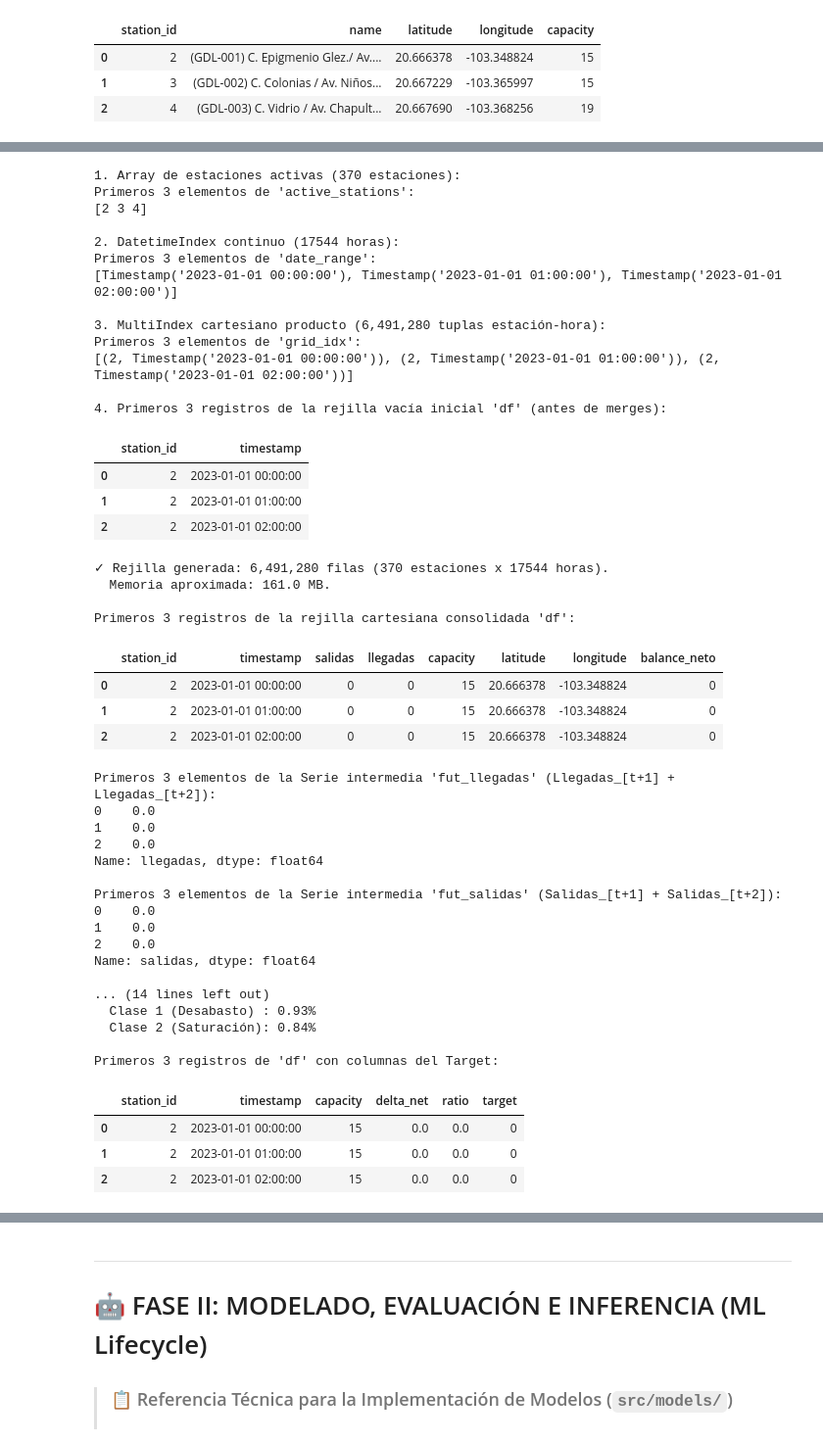
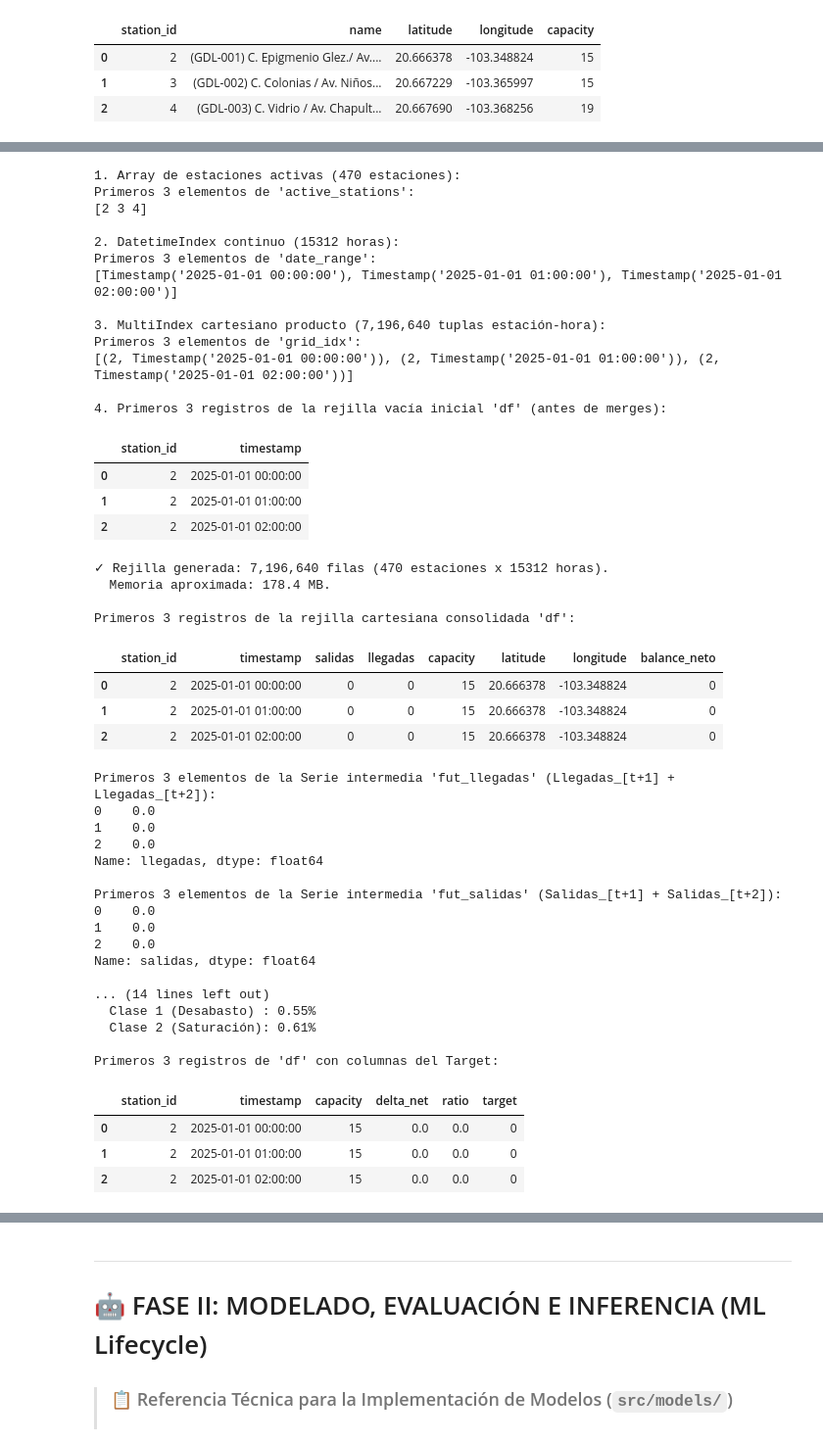
Before and after one commit to Diegob059/MLOps_Equipo30, a Jupyter notebook: MLOps_Equipo30/notebooks/1.0-pregunta-2-riesgo-estaciones.ipynb, the cells around one changed output, grey strips where cells are left out. Shown at 98% size. Drawn from its saved outputs; the diff is of its cells as text; code cells hidden in the pictures.

```diff
--- a/MLOps_Equipo30/notebooks/1.0-pregunta-2-riesgo-estaciones.ipynb
+++ b/MLOps_Equipo30/notebooks/1.0-pregunta-2-riesgo-estaciones.ipynb
@@ -146,11 +146,11 @@ Primeros 3 registros de 'df_nom':
 | 2 | 4 | (GDL-003) C. Vidrio / Av. Chapult... | 20.667690 | -103.368256 | 19 |
 # %%
 # 1.2 Ingesta y Agregación Horaria de Viajes (src/data/aggregate_trips.py)
-# Entradas: data/raw/Viajes/datos_abiertos_YYYY_MM.csv (2023 - 2024)
+# Entradas: data/raw/Viajes/datos_abiertos_YYYY_MM.csv (2025 - 2026)
 # Salidas : 'df_salidas' y 'df_llegadas' agregadas a nivel (station_id, timestamp_hora)
 # Nota Prod: Procesamiento por chunks y encoding 'latin1' obligatorio por caracteres especiales
 
-csv_files = sorted(glob.glob(str(VIAJES_DIR / '*.csv')))
+csv_files = sorted([f for f in glob.glob(str(VIAJES_DIR / '*.csv')) if any(f'_{y}_' in f for y in [2025, 2026])])
 print(f"Archivos mensuales encontrados: {len(csv_files)} archivos CSV.")
 print("Primeros 3 archivos de viajes a procesar (array/lista 'csv_files'):")
 for f in csv_files[:3]:
@@ -227,6 +227,6 @@ Construimos la cuadrícula completa de todas las horas posibles (2023 a 2024) pa
 # %%
 # 1.3 Construcción de la Rejilla Cartesiana y Zero-Filling (src/features/build_grid.py)
-# Entradas: Estaciones activas y rango temporal continuo (2023-01-01 00:00 a 2024-12-31 23:00)
+# Entradas: Estaciones activas y rango temporal continuo (2025-01-01 00:00 a 2026-09-30 23:00)
 # Salidas : DataFrame base 'df' balanceado con 0s reales en horas inactivas
 
 # A. Estaciones activas (intersección entre catálogo y viajes observados)
@@ -240,8 +240,8 @@ print(f"1. Array de estaciones activas ({len(active_stations)} estaciones):")
 print("Primeros 3 elementos de 'active_stations':")
 print(active_stations[:3])
 
-# B. Rejilla continua completa de 17,544 horas
-date_range = pd.date_range('2023-01-01 00:00:00', '2024-12-31 23:00:00', freq='h')
+# B. Rejilla continua completa de 15,312 horas
+date_range = pd.date_range('2025-01-01 00:00:00', '2026-09-30 23:00:00', freq='h')
 print(f"\n2. DatetimeIndex continuo ({len(date_range)} horas):")
 print("Primeros 3 elementos de 'date_range':")
 print(date_range[:3].tolist())
@@ -264,49 +264,49 @@ df = df.merge(df_llegadas, on=['station_id', 'timestamp'], how='left')
 # Zero-filling: la ausencia de viaje es actividad nula real, no un missing value
 df['salidas'] = df['salidas'].fillna(0).astype(np.int16)
 df['llegadas'] = df['llegadas'].fillna(0).astype(np.int16)
 
 # Enriquecimiento con metadata fija de estación
 df = df.merge(df_nom[['station_id', 'capacity', 'latitude', 'longitude']], on='station_id', how='left')
 df.sort_values(['station_id', 'timestamp'], inplace=True)
 df.reset_index(drop=True, inplace=True)
 
 # Balance neto instantáneo de la hora (Llegadas - Salidas)
 df['balance_neto'] = (df['llegadas'] - df['salidas']).astype(np.int16)
 
 del df_salidas, df_llegadas
 gc.collect()
 
 print(f"\n✓ Rejilla generada: {df.shape[0]:,} filas ({len(active_stations)} estaciones x {len(date_range)} horas).")
 print(f"  Memoria aproximada: {df.memory_usage().sum() / 1024**2:.1f} MB.\n")
 
 print("Primeros 3 registros de la rejilla cartesiana consolidada 'df':")
 display(df.head(3))
 # %% [output]
-1. Array de estaciones activas (370 estaciones):
+1. Array de estaciones activas (470 estaciones):
 Primeros 3 elementos de 'active_stations':
 [2 3 4]
 
-2. DatetimeIndex continuo (17544 horas):
+2. DatetimeIndex continuo (15312 horas):
 Primeros 3 elementos de 'date_range':
-[Timestamp('2023-01-01 00:00:00'), Timestamp('2023-01-01 01:00:00'), Timestamp('2023-01-01 02:00:00')]
+[Timestamp('2025-01-01 00:00:00'), Timestamp('2025-01-01 01:00:00'), Timestamp('2025-01-01 02:00:00')]
 
-3. MultiIndex cartesiano producto (6,491,280 tuplas estación-hora):
+3. MultiIndex cartesiano producto (7,196,640 tuplas estación-hora):
 Primeros 3 elementos de 'grid_idx':
-[(2, Timestamp('2023-01-01 00:00:00')), (2, Timestamp('2023-01-01 01:00:00')), (2, Timestamp('2023-01-01 02:00:00'))]
+[(2, Timestamp('2025-01-01 00:00:00')), (2, Timestamp('2025-01-01 01:00:00')), (2, Timestamp('2025-01-01 02:00:00'))]
 
 4. Primeros 3 registros de la rejilla vacía inicial 'df' (antes de merges):
 |  | station_id | timestamp |
-| 0 | 2 | 2023-01-01 00:00:00 |
-| 1 | 2 | 2023-01-01 01:00:00 |
-| 2 | 2 | 2023-01-01 02:00:00 |
+| 0 | 2 | 2025-01-01 00:00:00 |
+| 1 | 2 | 2025-01-01 01:00:00 |
+| 2 | 2 | 2025-01-01 02:00:00 |
-✓ Rejilla generada: 6,491,280 filas (370 estaciones x 17544 horas).
-  Memoria aproximada: 161.0 MB.
+✓ Rejilla generada: 7,196,640 filas (470 estaciones x 15312 horas).
+  Memoria aproximada: 178.4 MB.
 
 Primeros 3 registros de la rejilla cartesiana consolidada 'df':
 |  | station_id | timestamp | salidas | llegadas | capacity | latitude | longitude | balance_neto |
-| 0 | 2 | 2023-01-01 00:00:00 | 0 | 0 | 15 | 20.666378 | -103.348824 | 0 |
-| 1 | 2 | 2023-01-01 01:00:00 | 0 | 0 | 15 | 20.666378 | -103.348824 | 0 |
-| 2 | 2 | 2023-01-01 02:00:00 | 0 | 0 | 15 | 20.666378 | -103.348824 | 0 |
+| 0 | 2 | 2025-01-01 00:00:00 | 0 | 0 | 15 | 20.666378 | -103.348824 | 0 |
+| 1 | 2 | 2025-01-01 01:00:00 | 0 | 0 | 15 | 20.666378 | -103.348824 | 0 |
+| 2 | 2 | 2025-01-01 02:00:00 | 0 | 0 | 15 | 20.666378 | -103.348824 | 0 |
 # %%
 # 1.4 Cálculo del Target Operativo Futuro a 2 Horas (src/features/create_target.py)
 # Entradas: df con series de tiempo ordenadas por station_id y timestamp
@@ -363,14 +363,14 @@ Primeros 3 elementos de la Serie intermedia 'fut_salidas' (Salidas_[t+1] + Salid
 Name: salidas, dtype: float64
 
 ... (14 lines left out)
-  Clase 1 (Desabasto) : 0.93%
-  Clase 2 (Saturación): 0.84%
+  Clase 1 (Desabasto) : 0.55%
+  Clase 2 (Saturación): 0.61%
 
 Primeros 3 registros de 'df' con columnas del Target:
 |  | station_id | timestamp | capacity | delta_net | ratio | target |
-| 0 | 2 | 2023-01-01 00:00:00 | 15 | 0.0 | 0.0 | 0 |
-| 1 | 2 | 2023-01-01 01:00:00 | 15 | 0.0 | 0.0 | 0 |
-| 2 | 2 | 2023-01-01 02:00:00 | 15 | 0.0 | 0.0 | 0 |
+| 0 | 2 | 2025-01-01 00:00:00 | 15 | 0.0 | 0.0 | 0 |
+| 1 | 2 | 2025-01-01 01:00:00 | 15 | 0.0 | 0.0 | 0 |
+| 2 | 2 | 2025-01-01 02:00:00 | 15 | 0.0 | 0.0 | 0 |
 # %%
 # 1.5 Feature Engineering Histórico (src/features/build_features.py)
 # Entradas: df con histórico de llegadas, salidas y balance_neto
```
Also changed, not shown: parts of 10 cells of this notebook, 9 other files.
